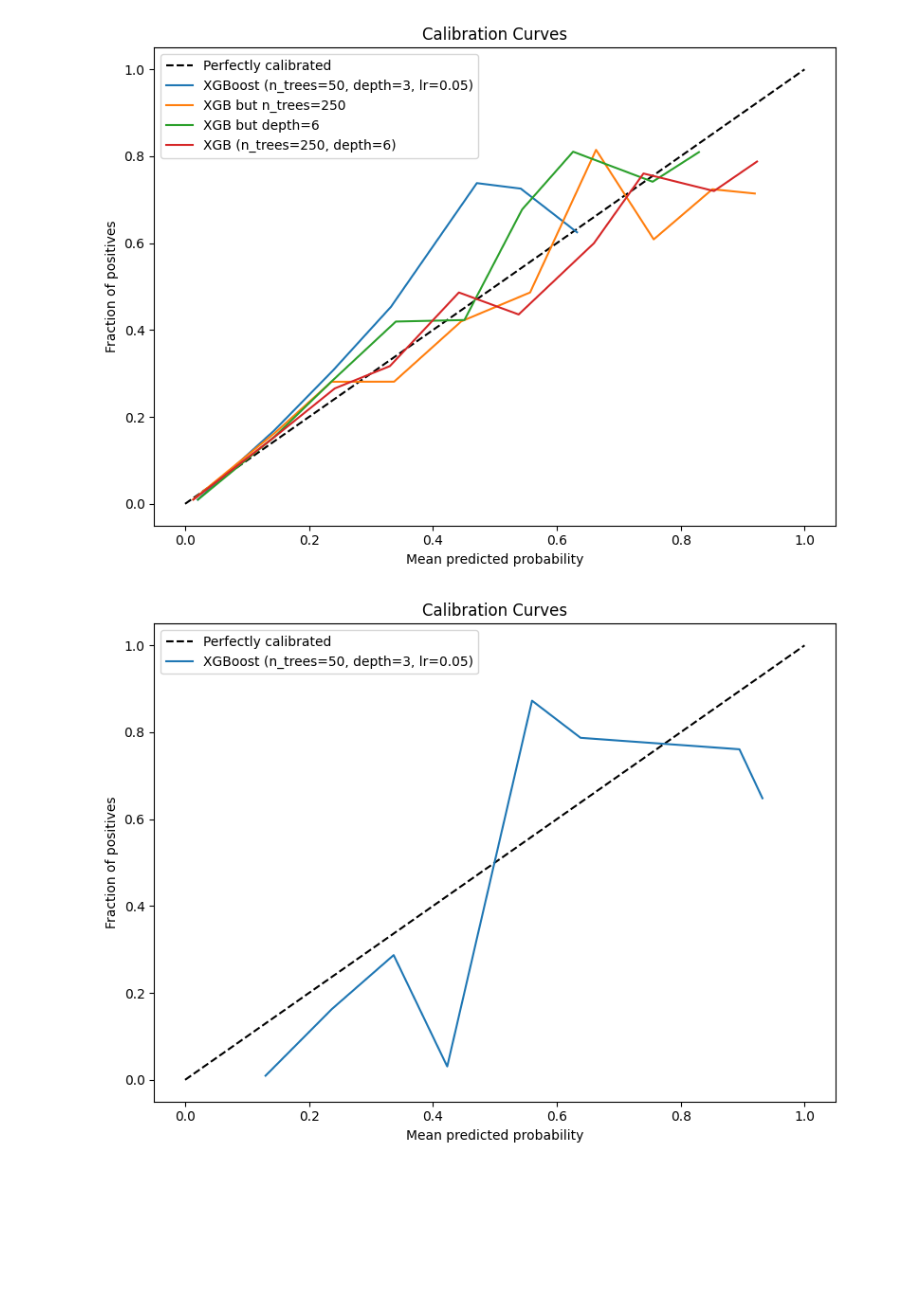
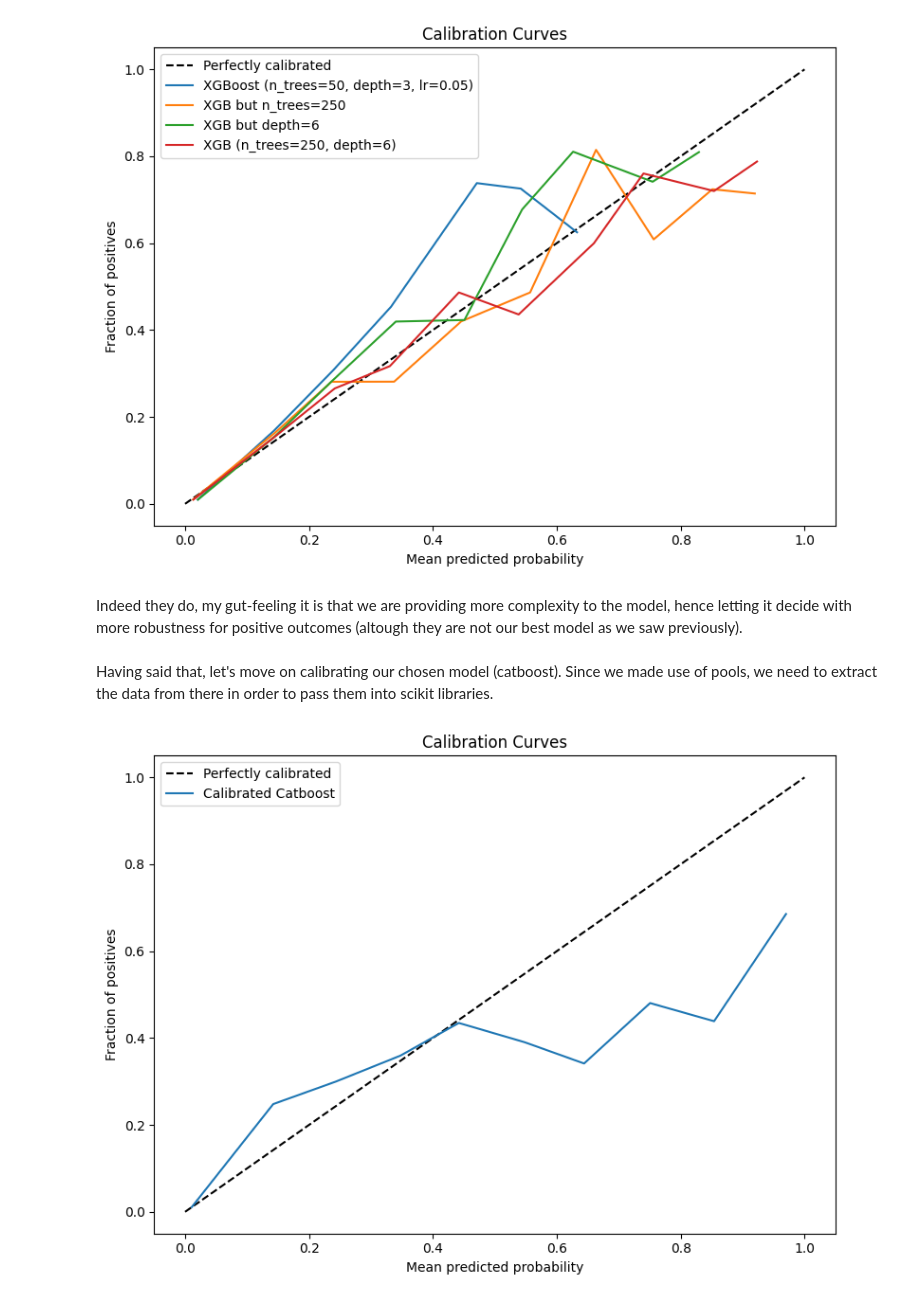
Before and after one commit to dan1dr/zrive-ds, a Jupyter notebook: src/module_4/push_exploration_non_linear.ipynb, the cells around one changed output. Saved outputs shown, nothing was run; the diff lists cells and outputs as text; code cells hidden in the pictures; blank space fills up the shorter version.

```diff
--- a/src/module_4/push_exploration_non_linear.ipynb
+++ b/src/module_4/push_exploration_non_linear.ipynb
@@ -911,13 +842,15 @@ catboost_model = CatBoostClassifier(
     loss_function='Logloss',  # Use 'CrossEntropy' for multi-class problems if needed.
     eval_metric='AUC',  # This is for binary classification; use 'Accuracy' for multi-class.
     random_seed=42,
-    verbose=200  # This will print out the progress every 200 iterations.
+    verbose=
+      # This will print out the progress every 200 iterations.
 )
 
 # Train the CatBoostClassifier
 catboost_model.fit(train_pool, eval_set=val_pool)
 
-y_pred_catboost = predictions_proba[:, 1]  # Assuming binary classification
+# Predict
+y_pred_catboost = catboost_model.predict_proba(val_pool)[:, 1]
 # %% [output]
 0:      test: 0.7046740 best: 0.7046740 (0)     total: 745ms    remaining: 12m 24s
 200:    test: 0.8535140 best: 0.8535737 (193)   total: 2m 38s   remaining: 10m 30s
@@ -932,0 +868,14 @@ Shrink model to first 356 iterations.
+# %%
+# Initialize CatBoostClassifier with the best iteration
+catboost_model = CatBoostClassifier(
+    iterations=200,  # Set this to the optimal iteration you've found
+    learning_rate=0.1,
+    depth=6,
+    loss_function='Logloss',  # or 'CrossEntropy' for multi-class problems
+    eval_metric='AUC',  # Change this to 'Accuracy' or other metrics for multi-class
+    random_seed=42,
+    verbose=50  # or any number of iterations for logging the training progress
+)
+
+catboost_model.fit(train_pool, eval_set=val_pool)
+y_pred_catboost = catboost_model.predict_proba(val_pool)[:, 1]
@@ -1032,38 +994,29 @@ plot_calibration_curve(
 )
 # %% [output]
 [figure]
-# %%
-plot_calibration_curve(
-    y_val,
-    [y_pred_lr],
-    ["XGBoost (n_trees=50, depth=3, lr=0.05)", "XGB but n_trees=250", "XGB but depth=6", "XGB (n_trees=250, depth=6)"]
-)
-# %% [output]
-[figure, removed]
+# %% [markdown]
+Indeed they do, my gut-feeling it is that we are providing more complexity to the model, hence letting it decide with more robustness for positive outcomes (altough they are not our best model as we saw previously).
+# %% [markdown]
+Having said that, let's move on calibrating our chosen model (catboost). Since we made use of pools, we need to extract the data from there in order to pass them into scikit libraries.
 # %%
 from sklearn.calibration import CalibratedClassifierCV, calibration_curve
+from sklearn.preprocessing import OneHotEncoder
 
-def calibrate_model(model, X_train, y_train, method="sigmoid"):
-    """Calibrate model."""
+def calibrate_model(model, X_train, y_train, method='sigmoid'):
+    # Fit the calibrator - note that we do not need a Pool object here
     calibrated = CalibratedClassifierCV(model, method=method, cv='prefit')
     calibrated.fit(X_train, y_train)
     return calibrated
 
-# Calibrate models
-calibrated_lr = calibrate_model(logistic_model, X_val, y_val)
-calibrated_gbt = calibrate_model(gbt_model, X_val, y_val)
-calibrated_xgb = calibrate_model(xgb_model, X_val, y_val)
+# Assuming X_val is your validation feature matrix and y_val are the validation labels:
 calibrated_catboost = calibrate_model(catboost_model, X_val, y_val)
 
-# Get calibrated probabilities
-y_prob_calibrated_lr = calibrated_lr.predict_proba(X_val)[:, 1]
-y_prob_calibrated_gbt = calibrated_gbt.predict_proba(X_val)[:, 1]
-y_prob_calibrated_xgb = calibrated_xgb.predict_proba(X_val)[:, 1]
-y_prob_calibrated_catboost = calibrated_catboost.predict_proba(X_val)[:, 1]
+# Now we will use the calibrated model to predict probabilities on the validation set
+# Create a Pool object for the validation set as we are using the CatBoost model which expects Pool object for prediction
+calibrated_val_pool = Pool(X_val, cat_features=categorical_features_indices)
+y_prob_calibrated_catboost = calibrated_catboost.predict_proba(calibrated_val_pool)[:, 1]
 
-# Plot calibration curves
-plot_calibration_curve(
-    y_val,
-    [y_prob_calibrated_lr, y_prob_calibrated_gbt, y_prob_calibrated_xgb, y_prob_calibrated_catboost],
-    ["Calibrated LogisticRegression", "Calibrated GBT", "Calibrated XGBoost", "Calibrated Catboost"]
-)
+# Plot the calibration curves
+plot_calibration_curve(y_val, [y_prob_calibrated_catboost], ["Calibrated Catboost"])
+# %% [output]
+[figure, added]
```
Also changed, not shown: parts of 28 cells of this notebook.
